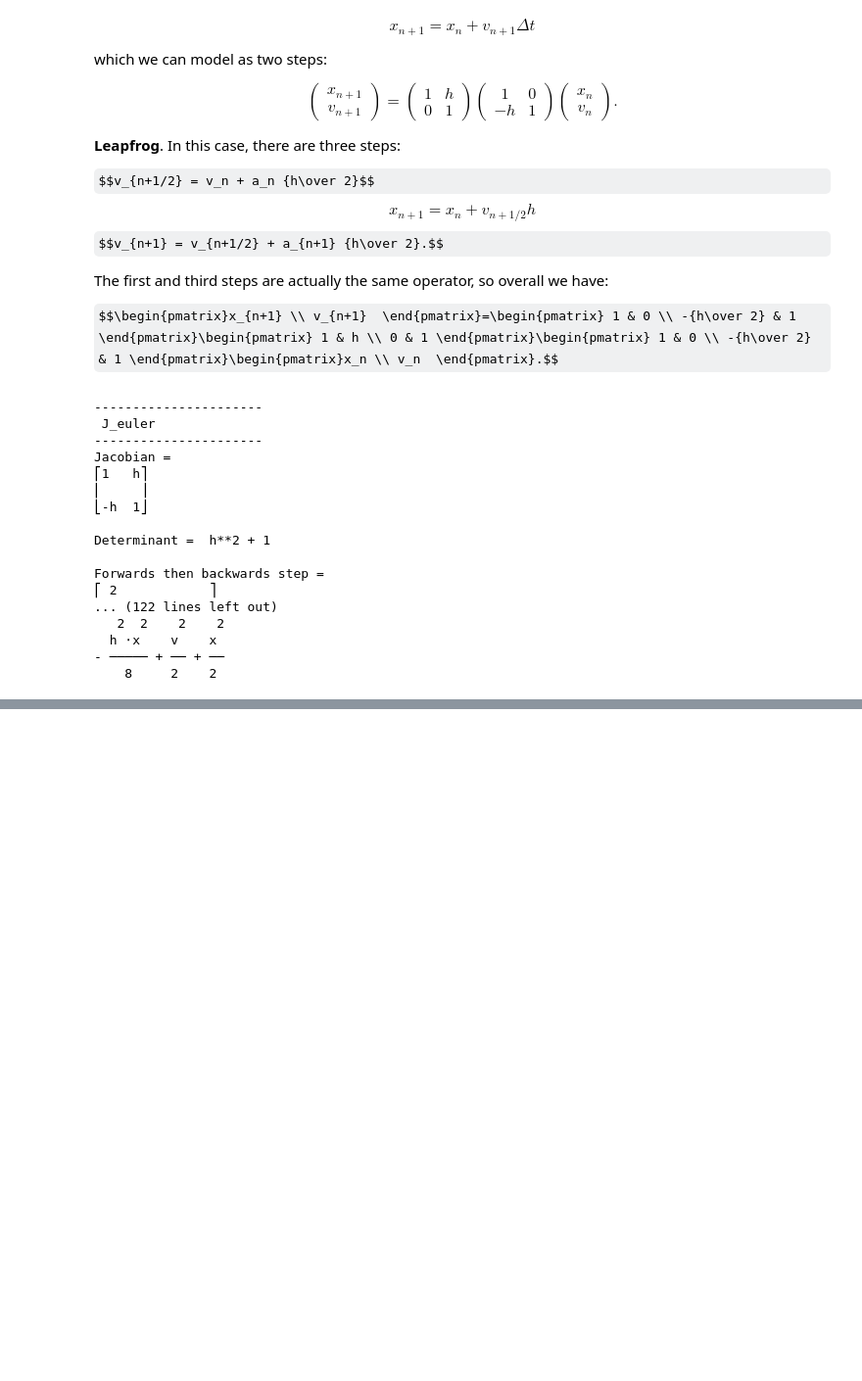
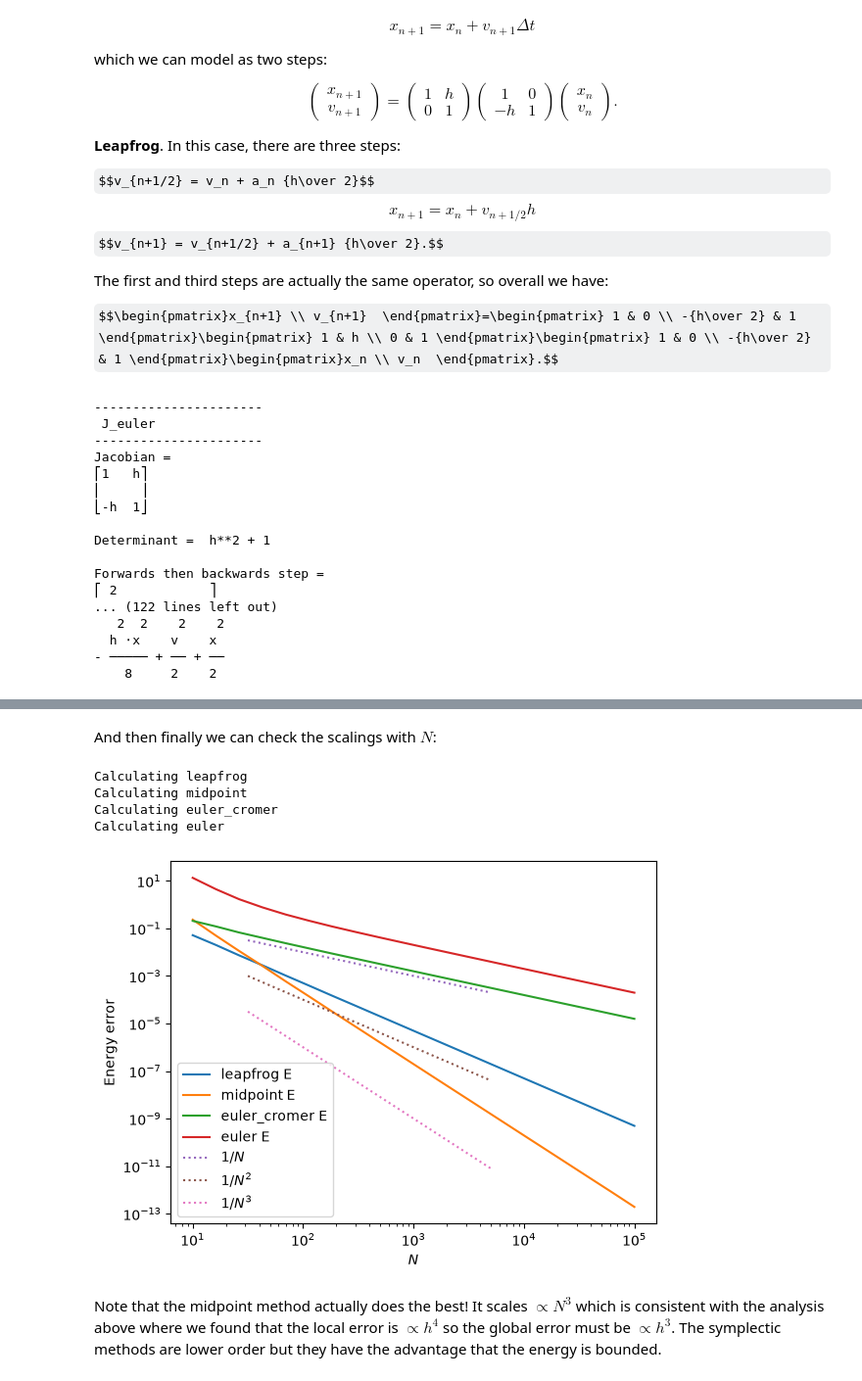
Before and after one commit to andrewcumming/phys512, a Jupyter notebook: solutions_ivp.ipynb, the cells around one changed output, grey strips where cells are left out. Shown at 98% size. Cells and saved outputs as stored; diff of their text form; code cells hidden in the pictures; some formulas as TeX source; blank space fills up the shorter version.

Commit message:
Adds symplectic sho to solutions

```diff
--- a/solutions_ivp.ipynb
+++ b/solutions_ivp.ipynb
@@ -381,0 +490,45 @@ Forwards then backwards step =
+# %% [markdown]
+And then finally we can check the scalings with $N$:
+# %%
+integrators = (euler,euler_cromer, midpoint,leapfrog)
+
+for integrator in integrators[::-1]:
+
+    print('Calculating %s' % (integrator.__name__,))
+
+    n_vec = 10**np.linspace(1,5,20)
+    E_vec = np.zeros_like(n_vec)
+    x_vec = np.zeros_like(n_vec)
+
+    norbits = 1
+
+    for i, nsteps in enumerate(n_vec):
+        dt = 2*np.pi / int(nsteps)
+        x, v = integrator(int(nsteps*norbits), dt, 0, 1)
+        E = 0.5 * (x**2 + v**2)
+        E_vec[i] = max(abs(E-0.5))
+        x_vec[i] = np.abs(x[-1])
+
+    plt.plot(n_vec, E_vec, label = integrator.__name__+' E')
+    #plt.plot(n_vec, x_vec, label = integrator.__name__+ ' x')
+
+n_vec = 10**np.linspace(1.5,3.7,10)
+plt.plot(n_vec, 1/n_vec,":", label=r'$1/N$')
+plt.plot(n_vec, 1/n_vec**2,":", label=r'$1/N^2$')
+plt.plot(n_vec, 1/n_vec**3,":", label=r'$1/N^3$')
+
+plt.yscale('log')
+plt.xscale('log')
+plt.xlabel(r'$N$')
+plt.ylabel(r'Energy error')
+plt.legend()
+plt.show()
+# %% [output]
+Calculating leapfrog
+Calculating midpoint
+Calculating euler_cromer
+Calculating euler
+[figure, added]
+# %% [markdown]
+Note that the midpoint method actually does the best! It scales $\propto N^3$ which is consistent with the analysis above where we found that the local error is $\propto h^4$ so the global error must be $\propto h^3$.
+The symplectic methods are lower order but they have the advantage that the energy is bounded.
```
Also changed, not shown: parts of 3 cells of this notebook.
